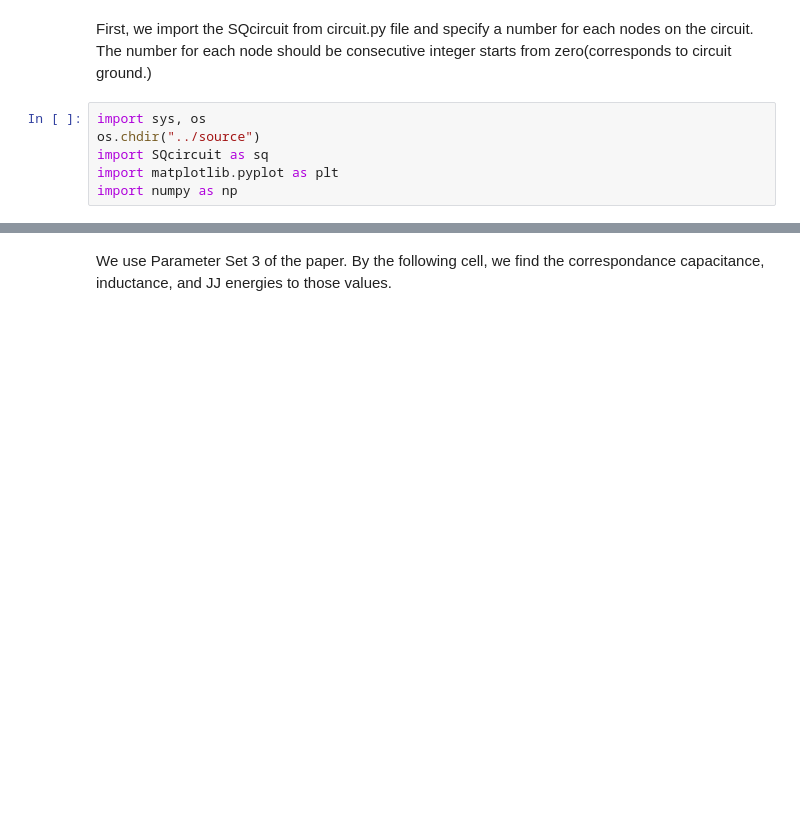
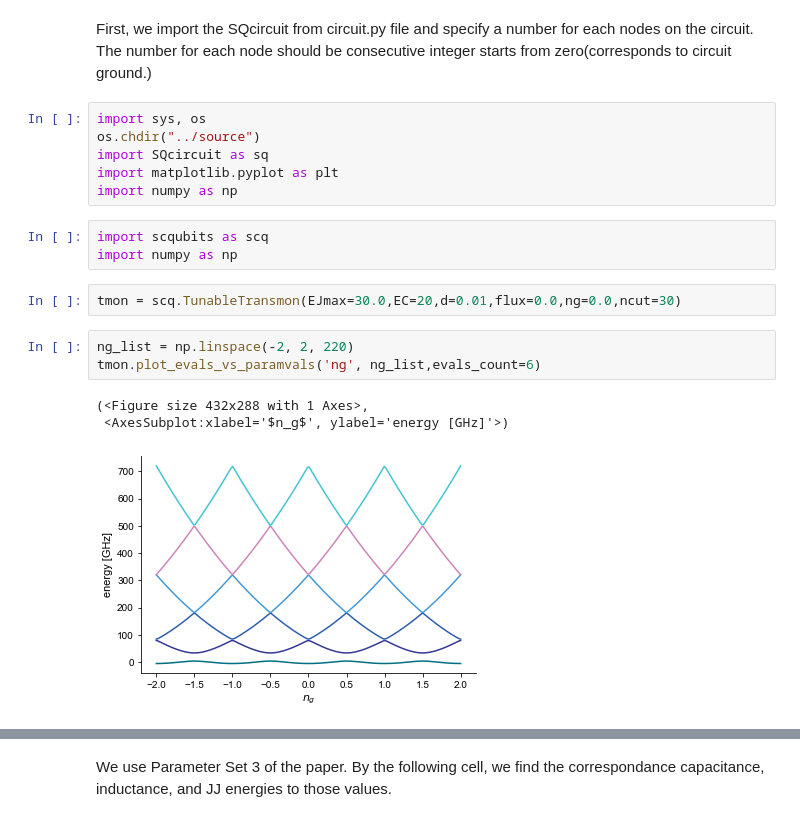
Before and after one commit to stanfordLINQS/SQcircuit, a Jupyter notebook: examples/zeroPiQubit.ipynb, the cells around one changed output, grey strips where cells are left out. Drawn from its saved outputs; the diff is of its cells as text; blank space fills up the shorter version.

```diff
--- a/examples/zeroPiQubit.ipynb
+++ b/examples/zeroPiQubit.ipynb
@@ -10,6 +10,18 @@ os.chdir("../source")
 import SQcircuit as sq
 import matplotlib.pyplot as plt
 import numpy as np
+# %%
+import scqubits as scq
+import numpy as np
+# %%
+tmon = scq.TunableTransmon(EJmax=30.0,EC=20,d=0.01,flux=0.0,ng=0.0,ncut=30)
+# %%
+ng_list = np.linspace(-2, 2, 220)
+tmon.plot_evals_vs_paramvals('ng', ng_list,evals_count=6)
+# %% [output]
+(<Figure size 432x288 with 1 Axes>,
+ <AxesSubplot:xlabel='$n_g$', ylabel='energy [GHz]'>)
+[figure, added]
 # %% [markdown]
 <img src="pics/zeroPiQubit_pic1.png" width="200" />
 # %% [markdown]
```
Also changed, not shown: 6 other files.
